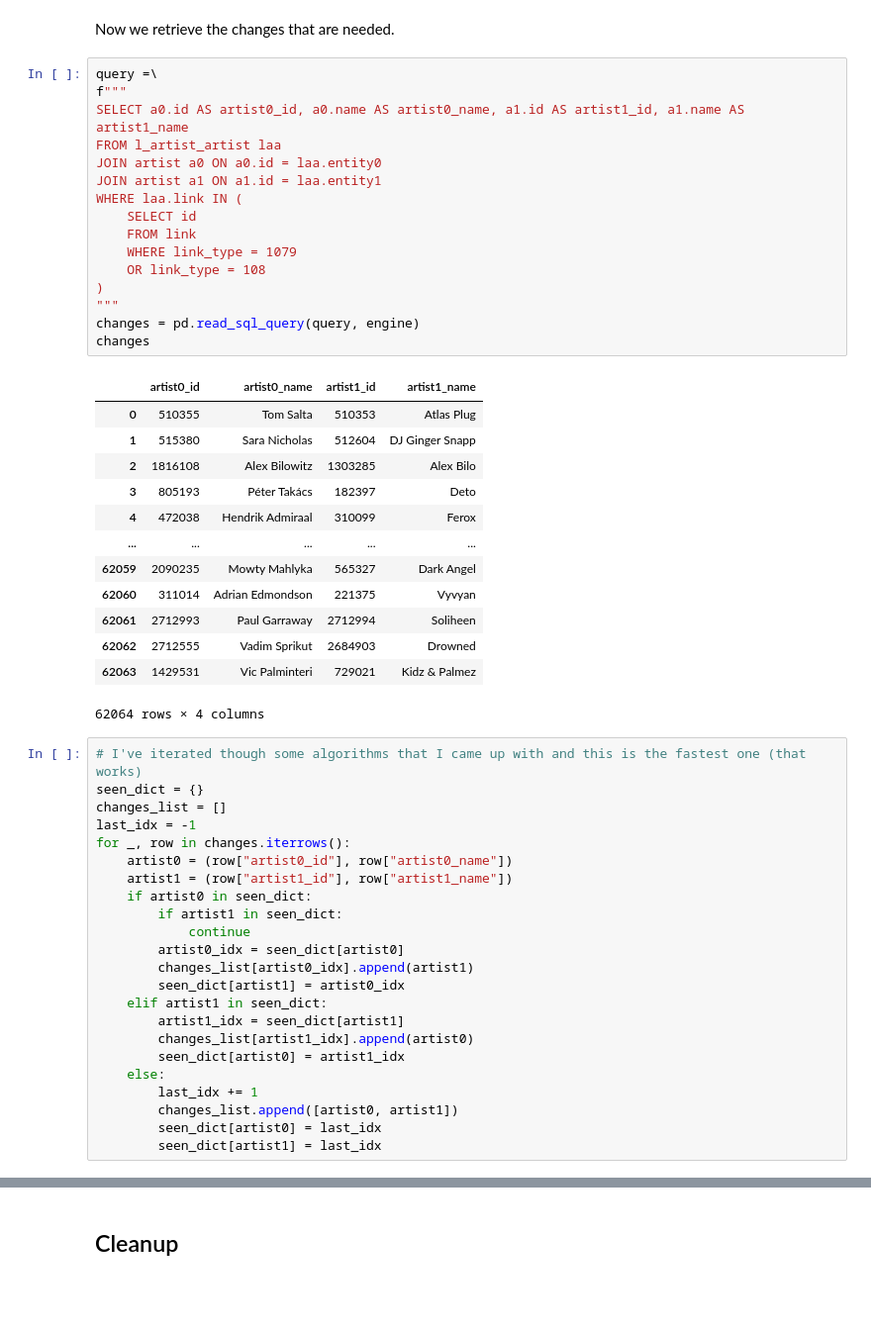
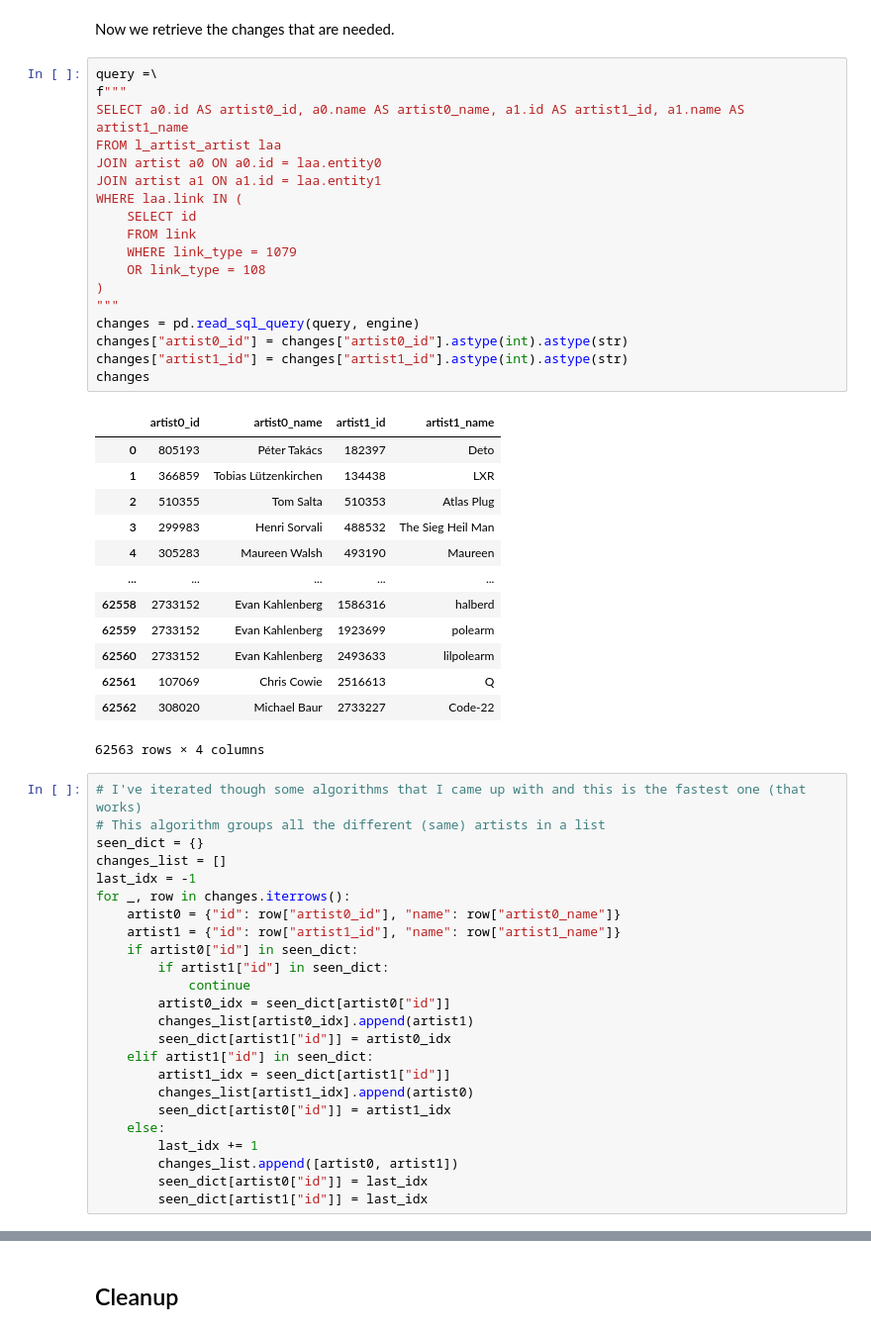
Before and after one commit to aleferu/musicbrainz, a Jupyter notebook: artist_artist.ipynb, the cells around one changed output, grey strips where cells are left out. Shown at 99% size. Saved outputs shown, nothing was run; the diff lists cells and outputs as text; blank space fills up the shorter version.

```diff
--- a/artist_artist.ipynb
+++ b/artist_artist.ipynb
@@ -155,53 +158,56 @@ Now we retrieve the changes that are needed.
 # %%
 query =\
 f"""
 SELECT a0.id AS artist0_id, a0.name AS artist0_name, a1.id AS artist1_id, a1.name AS artist1_name
 FROM l_artist_artist laa
 JOIN artist a0 ON a0.id = laa.entity0
 JOIN artist a1 ON a1.id = laa.entity1
 WHERE laa.link IN (
     SELECT id
     FROM link
     WHERE link_type = 1079
     OR link_type = 108
 )
 """
 changes = pd.read_sql_query(query, engine)
+changes["artist0_id"] = changes["artist0_id"].astype(int).astype(str)
+changes["artist1_id"] = changes["artist1_id"].astype(int).astype(str)
 changes
 # %% [output]
 |  | artist0_id | artist0_name | artist1_id | artist1_name |
-| 0 | 510355 | Tom Salta | 510353 | Atlas Plug |
-| 1 | 515380 | Sara Nicholas | 512604 | DJ Ginger Snapp |
-| 2 | 1816108 | Alex Bilowitz | 1303285 | Alex Bilo |
-| 3 | 805193 | Péter Takács | 182397 | Deto |
-| 4 | 472038 | Hendrik Admiraal | 310099 | Ferox |
+| 0 | 805193 | Péter Takács | 182397 | Deto |
+| 1 | 366859 | Tobias Lützenkirchen | 134438 | LXR |
+| 2 | 510355 | Tom Salta | 510353 | Atlas Plug |
+| 3 | 299983 | Henri Sorvali | 488532 | The Sieg Heil Man |
+| 4 | 305283 | Maureen Walsh | 493190 | Maureen |
 | ... | ... | ... | ... | ... |
-| 62059 | 2090235 | Mowty Mahlyka | 565327 | Dark Angel |
-| 62060 | 311014 | Adrian Edmondson | 221375 | Vyvyan |
-| 62061 | 2712993 | Paul Garraway | 2712994 | Soliheen |
-| 62062 | 2712555 | Vadim Sprikut | 2684903 | Drowned |
-| 62063 | 1429531 | Vic Palminteri | 729021 | Kidz & Palmez |
+| 62558 | 2733152 | Evan Kahlenberg | 1586316 | halberd |
+| 62559 | 2733152 | Evan Kahlenberg | 1923699 | polearm |
+| 62560 | 2733152 | Evan Kahlenberg | 2493633 | lilpolearm |
+| 62561 | 107069 | Chris Cowie | 2516613 | Q |
+| 62562 | 308020 | Michael Baur | 2733227 | Code-22 |
-62064 rows × 4 columns
+62563 rows × 4 columns
 # %%
 # I've iterated though some algorithms that I came up with and this is the fastest one (that works)
+# This algorithm groups all the different (same) artists in a list
 seen_dict = {}
 changes_list = []
 last_idx = -1
 for _, row in changes.iterrows():
-    artist0 = (row["artist0_id"], row["artist0_name"])
-    artist1 = (row["artist1_id"], row["artist1_name"])
-    if artist0 in seen_dict:
-        if artist1 in seen_dict:
+    artist0 = {"id": row["artist0_id"], "name": row["artist0_name"]}
+    artist1 = {"id": row["artist1_id"], "name": row["artist1_name"]}
+    if artist0["id"] in seen_dict:
+        if artist1["id"] in seen_dict:
             continue
-        artist0_idx = seen_dict[artist0]
+        artist0_idx = seen_dict[artist0["id"]]
         changes_list[artist0_idx].append(artist1)
-        seen_dict[artist1] = artist0_idx
-    elif artist1 in seen_dict:
-        artist1_idx = seen_dict[artist1]
+        seen_dict[artist1["id"]] = artist0_idx
+    elif artist1["id"] in seen_dict:
+        artist1_idx = seen_dict[artist1["id"]]
         changes_list[artist1_idx].append(artist0)
-        seen_dict[artist0] = artist1_idx
+        seen_dict[artist0["id"]] = artist1_idx
     else:
         last_idx += 1
         changes_list.append([artist0, artist1])
-        seen_dict[artist0] = last_idx
-        seen_dict[artist1] = last_idx
+        seen_dict[artist0["id"]] = last_idx
+        seen_dict[artist1["id"]] = last_idx
```
Also changed, not shown: parts of 20 cells of this notebook.
